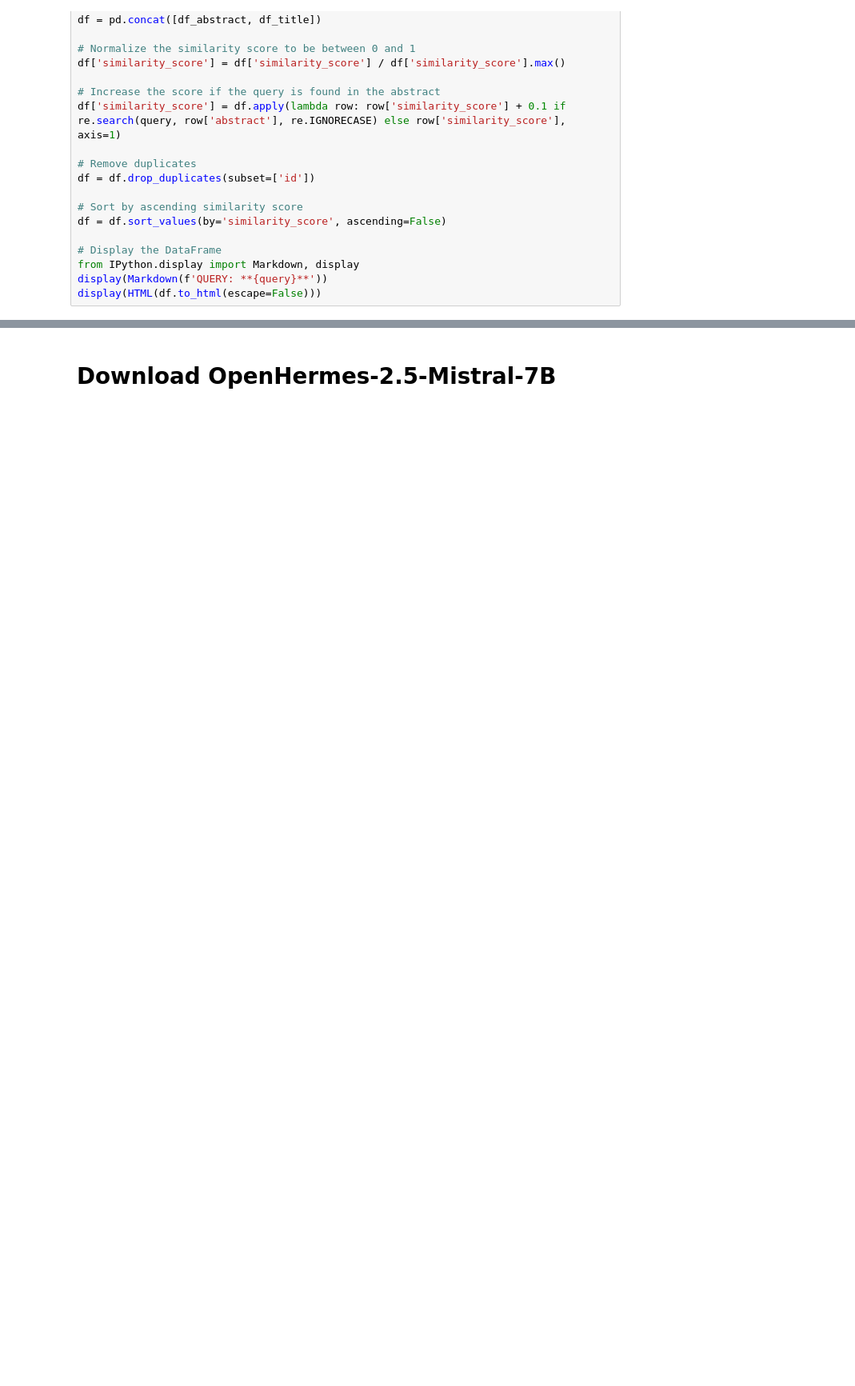
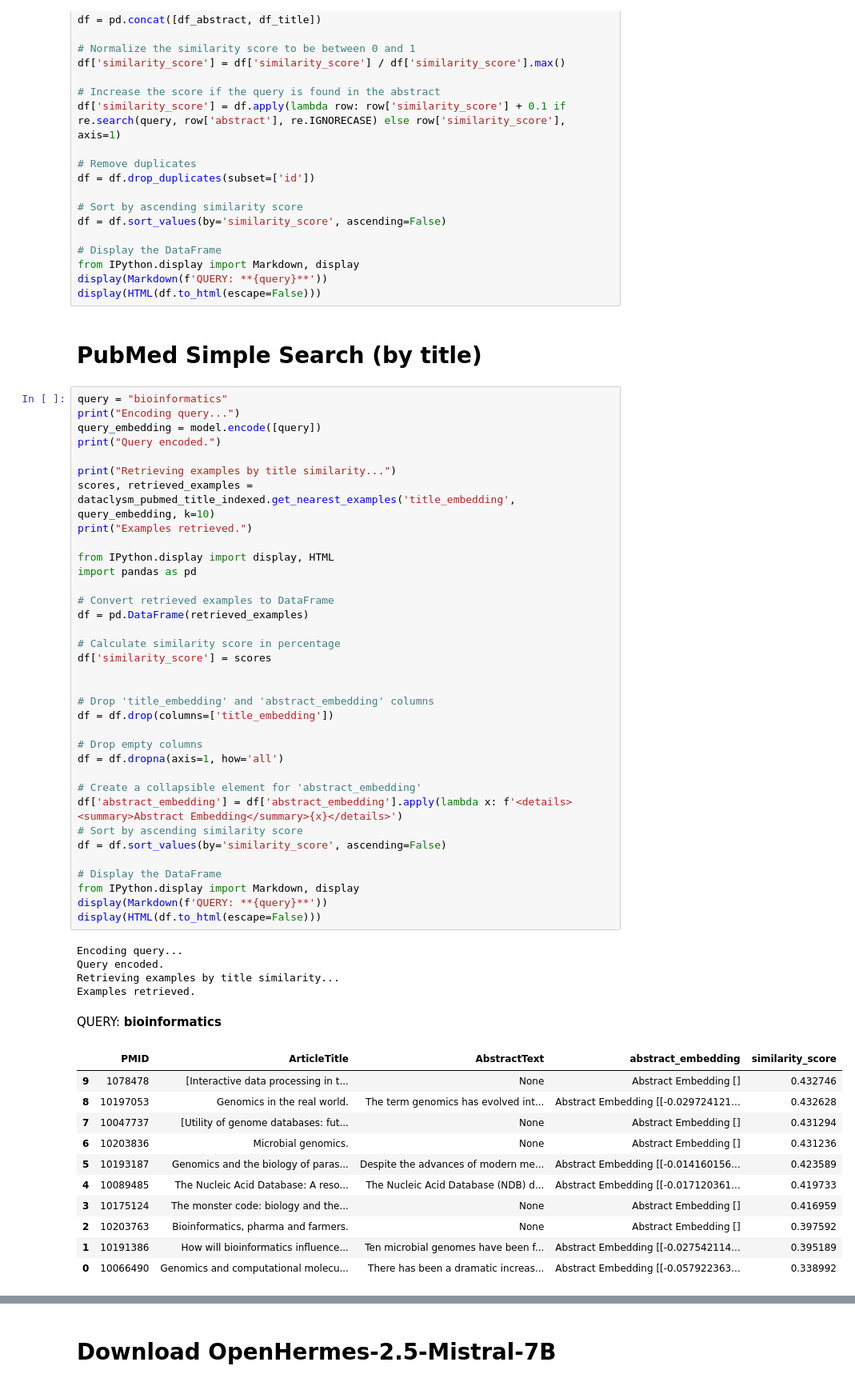
Before and after one commit to somewheresystems/dataclysm, a Jupyter notebook: getting_started.ipynb, the cells around one changed output, grey strips where cells are left out. Shown: that part at 80% size. Drawn from its saved outputs; the diff is of its cells as text; blank space fills up the shorter version.

```diff
--- a/getting_started.ipynb
+++ b/getting_started.ipynb
@@ -182,6 +281,60 @@ df = df.sort_values(by='similarity_score', ascending=False)
 from IPython.display import Markdown, display
 display(Markdown(f'QUERY: **{query}**'))
 display(HTML(df.to_html(escape=False)))
+# %% [markdown]
+# PubMed Simple Search (by title)
+# %%
+query = "bioinformatics"
+print("Encoding query...")
+query_embedding = model.encode([query])
+print("Query encoded.")
+
+print("Retrieving examples by title similarity...")
+scores, retrieved_examples = dataclysm_pubmed_title_indexed.get_nearest_examples('title_embedding', query_embedding, k=10)
+print("Examples retrieved.")
+
+from IPython.display import display, HTML
+import pandas as pd
+
+# Convert retrieved examples to DataFrame
+df = pd.DataFrame(retrieved_examples)
+
+# Calculate similarity score in percentage
+df['similarity_score'] = scores
+
+
+# Drop 'title_embedding' and 'abstract_embedding' columns
+df = df.drop(columns=['title_embedding'])
+
+# Drop empty columns
+df = df.dropna(axis=1, how='all')
+
+# Create a collapsible element for 'abstract_embedding'
+df['abstract_embedding'] = df['abstract_embedding'].apply(lambda x: f'<details><summary>Abstract Embedding</summary>{x}</details>')
+# Sort by ascending similarity score
+df = df.sort_values(by='similarity_score', ascending=False)
+
+# Display the DataFrame
+from IPython.display import Markdown, display
+display(Markdown(f'QUERY: **{query}**'))
+display(HTML(df.to_html(escape=False)))
+# %% [output]
+Encoding query...
+Query encoded.
+Retrieving examples by title similarity...
+Examples retrieved.
+QUERY: **bioinformatics**
+|  | PMID | ArticleTitle | AbstractText | abstract_embedding | similarity_score |
+| 9 | 1078478 | [Interactive data processing in t... | None | Abstract Embedding [] | 0.432746 |
+| 8 | 10197053 | Genomics in the real world. | The term genomics has evolved int... | Abstract Embedding [[-0.029724121... | 0.432628 |
+| 7 | 10047737 | [Utility of genome databases: fut... | None | Abstract Embedding [] | 0.431294 |
+| 6 | 10203836 | Microbial genomics. | None | Abstract Embedding [] | 0.431236 |
+| 5 | 10193187 | Genomics and the biology of paras... | Despite the advances of modern me... | Abstract Embedding [[-0.014160156... | 0.423589 |
+| 4 | 10089485 | The Nucleic Acid Database: A reso... | The Nucleic Acid Database (NDB) d... | Abstract Embedding [[-0.017120361... | 0.419733 |
+| 3 | 10175124 | The monster code: biology and the... | None | Abstract Embedding [] | 0.416959 |
+| 2 | 10203763 | Bioinformatics, pharma and farmers. | None | Abstract Embedding [] | 0.397592 |
+| 1 | 10191386 | How will bioinformatics influence... | Ten microbial genomes have been f... | Abstract Embedding [[-0.027542114... | 0.395189 |
+| 0 | 10066490 | Genomics and computational molecu... | There has been a dramatic increas... | Abstract Embedding [[-0.057922363... | 0.338992 |
 # %% [markdown]
 # Wikipedia simple search (Title)
 Searches for a Wikipedia article based on title similarity to query. Useful for looking up terms.
```
Also changed, not shown: parts of 3 cells of this notebook.
